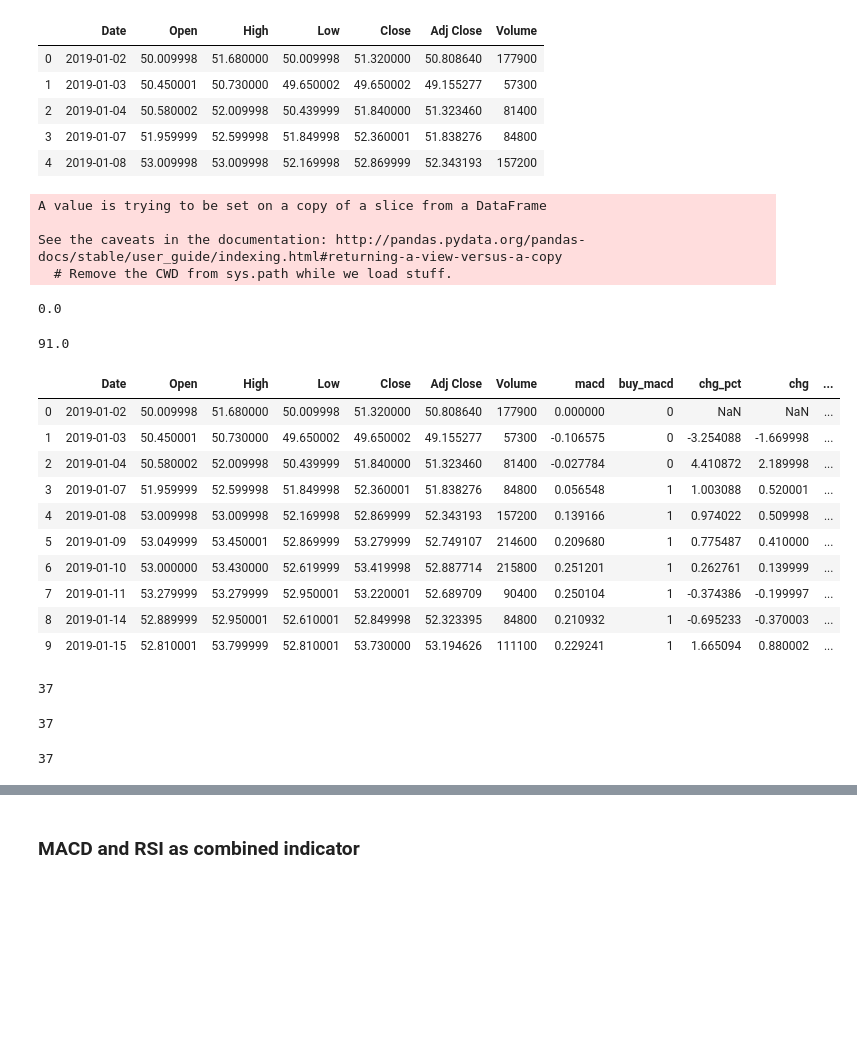
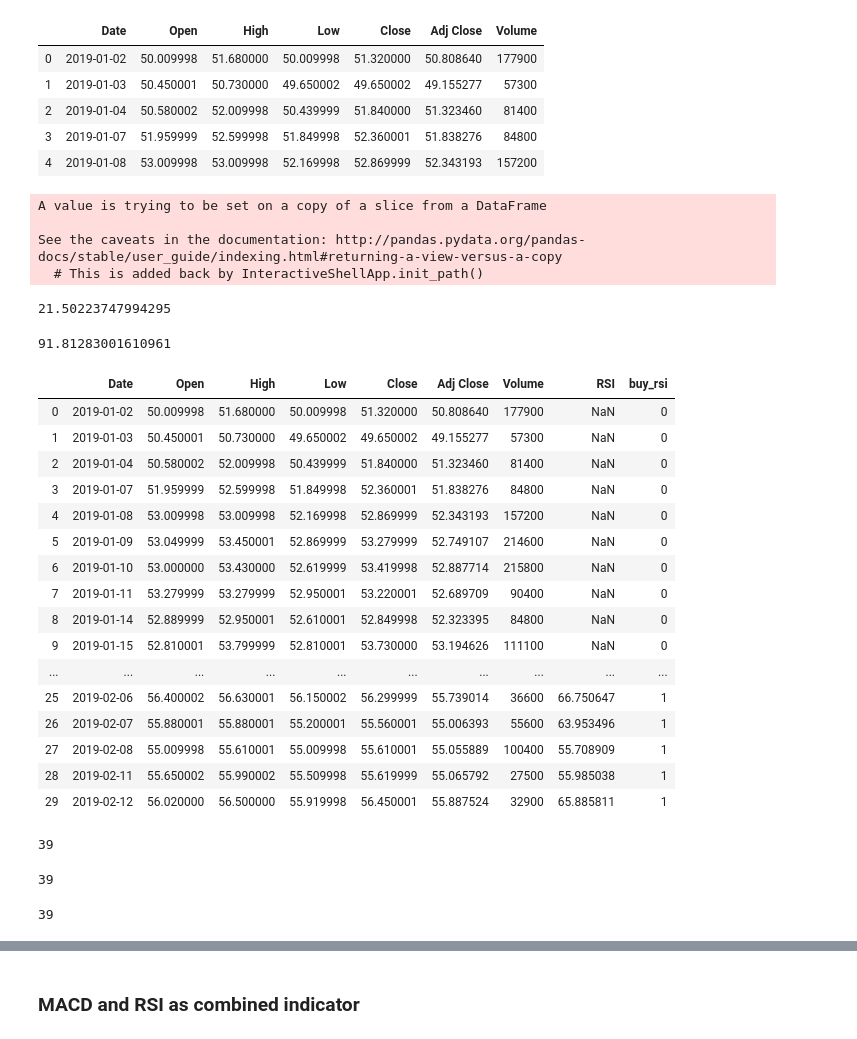
Before and after one commit to hadi-android/autotrading, a Jupyter notebook: predict_stock_quant.ipynb, the cells around one changed output, grey strips where cells are left out. Drawn from its saved outputs; the diff is of its cells as text; code cells hidden in the pictures; blank space fills up the shorter version.

```diff
--- a/predict_stock_quant.ipynb
+++ b/predict_stock_quant.ipynb
@@ -185,14 +187,15 @@ df.head()
 | 3 | 2019-01-07 | 51.959999 | 52.599998 | 51.849998 | 52.360001 | 51.838276 | 84800 |
 | 4 | 2019-01-08 | 53.009998 | 53.009998 | 52.169998 | 52.869999 | 52.343193 | 157200 |
 # %%
-df['chg'] = df.Close-df.Close.shift(1)
+chg = df.Close-df.Close.shift(1)
 N=14
-df['RSI']=0
+df['RSI']=np.empty(df.shape[0])
+df.RSI = np.nan
 i=0
 while((i+N) <= df.shape[0]):
-    chg = df.chg[i:i+N]
-    pos_chg = chg[chg>0].sum()/N
-    neg_chg = abs(chg[chg<0].sum())/N
+    window = chg[i:i+N]
+    pos_chg = window[window>0].sum()/N
+    neg_chg = abs(window[window<0].sum())/N
     RS = pos_chg/neg_chg
     df['RSI'][i+N] = 100-(100/(1+RS))
     i+=1
@@ -200,31 +203,37 @@ while((i+N) <= df.shape[0]):
 A value is trying to be set on a copy of a slice from a DataFrame
 
 See the caveats in the documentation: http://pandas.pydata.org/pandas-docs/stable/user_guide/indexing.html#returning-a-view-versus-a-copy
-  # Remove the CWD from sys.path while we load stuff.
+  # This is added back by InteractiveShellApp.init_path()
 # %%
 df.RSI.min()
 # %% [output]
-0.0
+21.50223747994295
 # %%
 df.RSI.max()
 # %% [output]
-91.0
+91.81283001610961
 # %%
 df['buy_rsi'] = df.RSI<=rsi_threshold
 df.buy_rsi = df.buy_rsi.astype(int)
-df.head(10)
+df.head(30)
 # %% [output]
-|  | Date | Open | High | Low | Close | Adj Close | Volume | macd | buy_macd | chg_pct | chg | ... |
-| 0 | 2019-01-02 | 50.009998 | 51.680000 | 50.009998 | 51.320000 | 50.808640 | 177900 | 0.000000 | 0 | NaN | NaN | ... |
-| 1 | 2019-01-03 | 50.450001 | 50.730000 | 49.650002 | 49.650002 | 49.155277 | 57300 | -0.106575 | 0 | -3.254088 | -1.669998 | ... |
-| 2 | 2019-01-04 | 50.580002 | 52.009998 | 50.439999 | 51.840000 | 51.323460 | 81400 | -0.027784 | 0 | 4.410872 | 2.189998 | ... |
-| 3 | 2019-01-07 | 51.959999 | 52.599998 | 51.849998 | 52.360001 | 51.838276 | 84800 | 0.056548 | 1 | 1.003088 | 0.520001 | ... |
-| 4 | 2019-01-08 | 53.009998 | 53.009998 | 52.169998 | 52.869999 | 52.343193 | 157200 | 0.139166 | 1 | 0.974022 | 0.509998 | ... |
-| 5 | 2019-01-09 | 53.049999 | 53.450001 | 52.869999 | 53.279999 | 52.749107 | 214600 | 0.209680 | 1 | 0.775487 | 0.410000 | ... |
-| 6 | 2019-01-10 | 53.000000 | 53.430000 | 52.619999 | 53.419998 | 52.887714 | 215800 | 0.251201 | 1 | 0.262761 | 0.139999 | ... |
-| 7 | 2019-01-11 | 53.279999 | 53.279999 | 52.950001 | 53.220001 | 52.689709 | 90400 | 0.250104 | 1 | -0.374386 | -0.199997 | ... |
-| 8 | 2019-01-14 | 52.889999 | 52.950001 | 52.610001 | 52.849998 | 52.323395 | 84800 | 0.210932 | 1 | -0.695233 | -0.370003 | ... |
-| 9 | 2019-01-15 | 52.810001 | 53.799999 | 52.810001 | 53.730000 | 53.194626 | 111100 | 0.229241 | 1 | 1.665094 | 0.880002 | ... |
+|  | Date | Open | High | Low | Close | Adj Close | Volume | RSI | buy_rsi |
+| 0 | 2019-01-02 | 50.009998 | 51.680000 | 50.009998 | 51.320000 | 50.808640 | 177900 | NaN | 0 |
+| 1 | 2019-01-03 | 50.450001 | 50.730000 | 49.650002 | 49.650002 | 49.155277 | 57300 | NaN | 0 |
+| 2 | 2019-01-04 | 50.580002 | 52.009998 | 50.439999 | 51.840000 | 51.323460 | 81400 | NaN | 0 |
+| 3 | 2019-01-07 | 51.959999 | 52.599998 | 51.849998 | 52.360001 | 51.838276 | 84800 | NaN | 0 |
+| 4 | 2019-01-08 | 53.009998 | 53.009998 | 52.169998 | 52.869999 | 52.343193 | 157200 | NaN | 0 |
+| 5 | 2019-01-09 | 53.049999 | 53.450001 | 52.869999 | 53.279999 | 52.749107 | 214600 | NaN | 0 |
+| 6 | 2019-01-10 | 53.000000 | 53.430000 | 52.619999 | 53.419998 | 52.887714 | 215800 | NaN | 0 |
+| 7 | 2019-01-11 | 53.279999 | 53.279999 | 52.950001 | 53.220001 | 52.689709 | 90400 | NaN | 0 |
+| 8 | 2019-01-14 | 52.889999 | 52.950001 | 52.610001 | 52.849998 | 52.323395 | 84800 | NaN | 0 |
+| 9 | 2019-01-15 | 52.810001 | 53.799999 | 52.810001 | 53.730000 | 53.194626 | 111100 | NaN | 0 |
+| ... | ... | ... | ... | ... | ... | ... | ... | ... | ... |
+| 25 | 2019-02-06 | 56.400002 | 56.630001 | 56.150002 | 56.299999 | 55.739014 | 36600 | 66.750647 | 1 |
+| 26 | 2019-02-07 | 55.880001 | 55.880001 | 55.200001 | 55.560001 | 55.006393 | 55600 | 63.953496 | 1 |
+| 27 | 2019-02-08 | 55.009998 | 55.610001 | 55.009998 | 55.610001 | 55.055889 | 100400 | 55.708909 | 1 |
+| 28 | 2019-02-11 | 55.650002 | 55.990002 | 55.509998 | 55.619999 | 55.065792 | 27500 | 55.985038 | 1 |
+| 29 | 2019-02-12 | 56.020000 | 56.500000 | 55.919998 | 56.450001 | 55.887524 | 32900 | 65.885811 | 1 |
 # %%
 state=0
 df_sig = []
@@ -238,20 +247,20 @@ for i in range(df.shape[0]):
 # %%
 len(df_sig)
 # %% [output]
-37
+39
 # %%
 df_sig = pd.concat(df_sig, axis=0)
 df_sig = df_sig.reset_index(drop=True)
 # %%
 len(df_sig)
 # %% [output]
-37
+39
 # %%
 df_sig['chg_pct_rsi'] =100*(df_sig.Close-df_sig.Close.shift(1))/df_sig.Close.shift(1)
 # %%
 len(df_sig)
 # %% [output]
-37
+39
 # %%
 df_sig.head(10)
 # %% [output]
```
Also changed, not shown: parts of 82 cells of this notebook.
